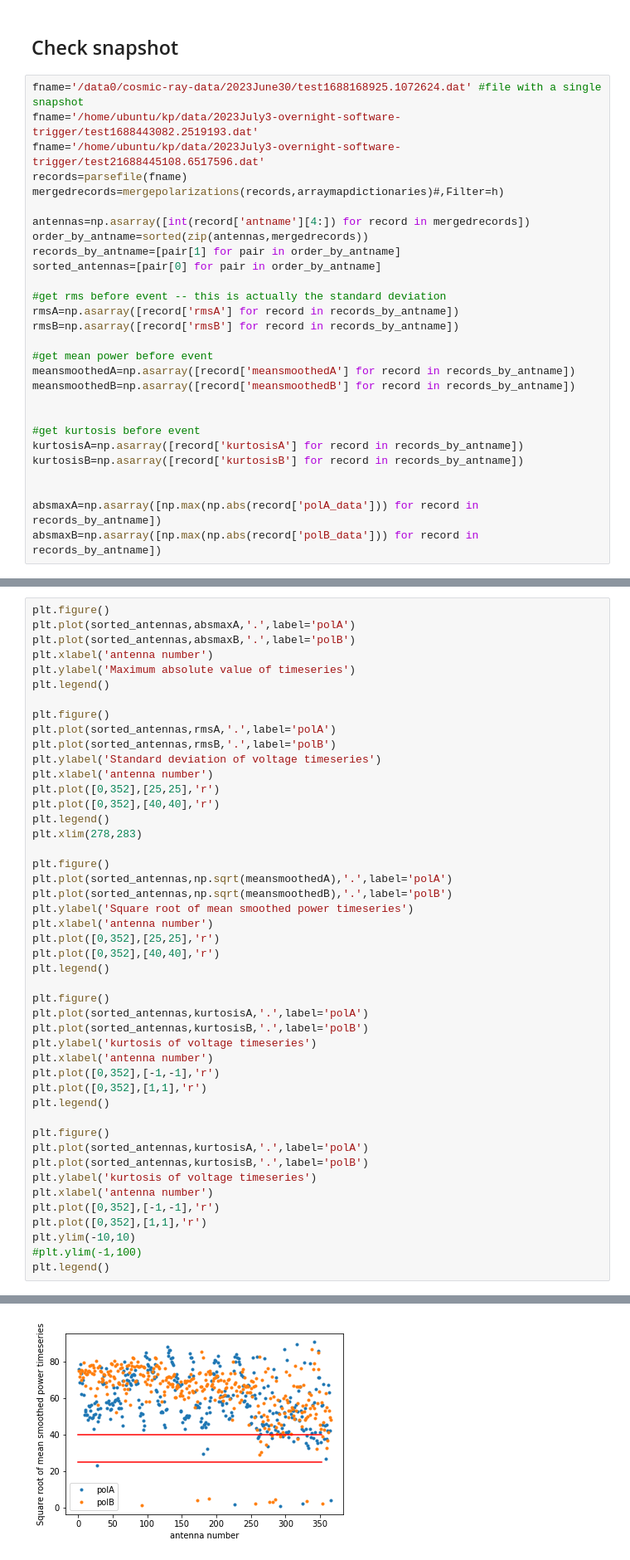
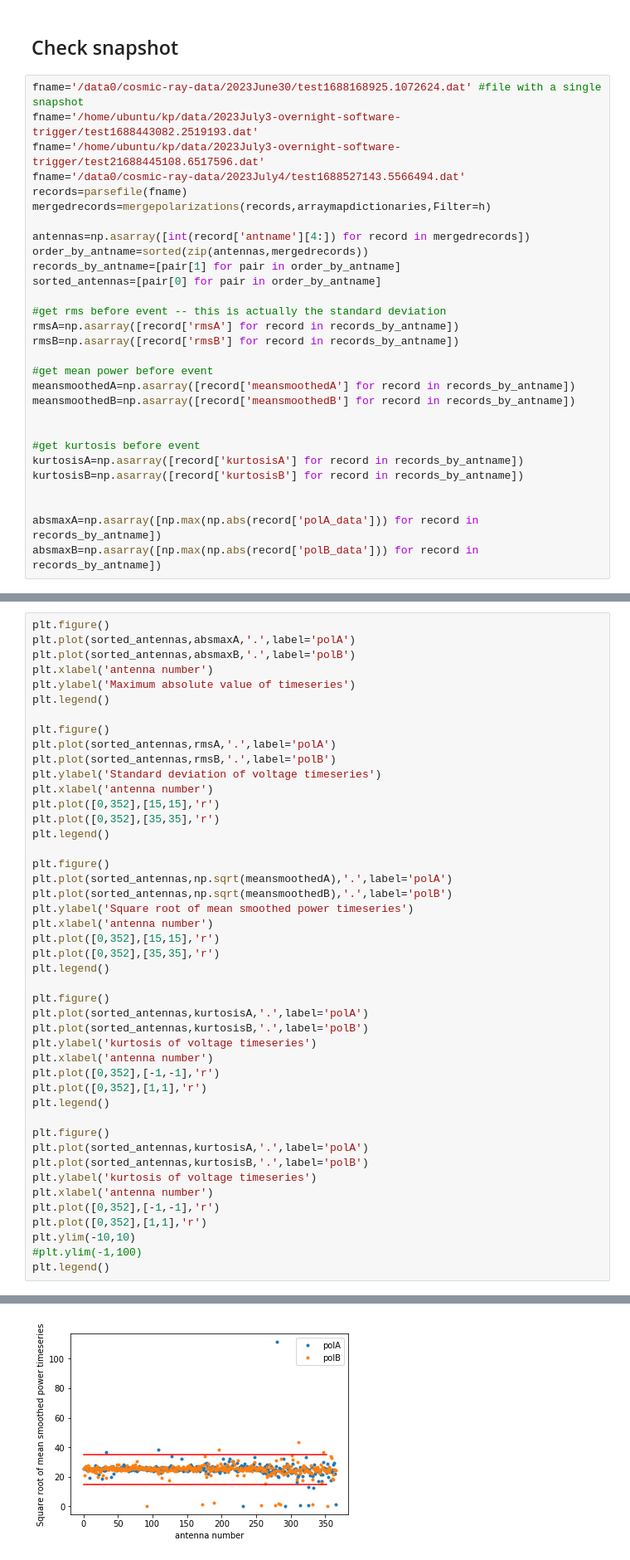
Before and after one commit to kathrynplant/lwa-cosmic-rays, a Jupyter notebook: check_antenna_status.ipynb, the cells around one changed output, grey strips where cells are left out. Shown at 83% size. Drawn from its saved outputs; the diff is of its cells as text.

Commit message:
Latest version of analyze_observing_run-test-cuts.ipynb and check_antenna_status.ipynb.

```diff
--- a/check_antenna_status.ipynb
+++ b/check_antenna_status.ipynb
@@ -56,8 +53,9 @@ h= np.asarray([0.000049291111379545783611425685544205066,
 fname='/data0/cosmic-ray-data/2023June30/test1688168925.1072624.dat' #file with a single snapshot
 fname='/home/ubuntu/kp/data/2023July3-overnight-software-trigger/test1688443082.2519193.dat'
 fname='/home/ubuntu/kp/data/2023July3-overnight-software-trigger/test21688445108.6517596.dat'
+fname='/data0/cosmic-ray-data/2023July4/test1688527143.5566494.dat'
 records=parsefile(fname)
-mergedrecords=mergepolarizations(records,arraymapdictionaries)#,Filter=h)
+mergedrecords=mergepolarizations(records,arraymapdictionaries,Filter=h)
 
 antennas=np.asarray([int(record['antname'][4:]) for record in mergedrecords])
 order_by_antname=sorted(zip(antennas,mergedrecords))
@@ -97,18 +91,17 @@ plt.plot(sorted_antennas,rmsA,'.',label='polA')
 plt.plot(sorted_antennas,rmsB,'.',label='polB')
 plt.ylabel('Standard deviation of voltage timeseries')
 plt.xlabel('antenna number')
-plt.plot([0,352],[25,25],'r')
-plt.plot([0,352],[40,40],'r')
+plt.plot([0,352],[15,15],'r')
+plt.plot([0,352],[35,35],'r')
 plt.legend()
-plt.xlim(278,283)
 
 plt.figure()
 plt.plot(sorted_antennas,np.sqrt(meansmoothedA),'.',label='polA')
 plt.plot(sorted_antennas,np.sqrt(meansmoothedB),'.',label='polB')
 plt.ylabel('Square root of mean smoothed power timeseries')
 plt.xlabel('antenna number')
-plt.plot([0,352],[25,25],'r')
-plt.plot([0,352],[40,40],'r')
+plt.plot([0,352],[15,15],'r')
+plt.plot([0,352],[35,35],'r')
 plt.legend()
 
 plt.figure()
@@ -137 +130 @@ plt.legend()
-[figure, old version]
+[figure, new version]
```
Also changed, not shown: parts of 12 cells of this notebook.
